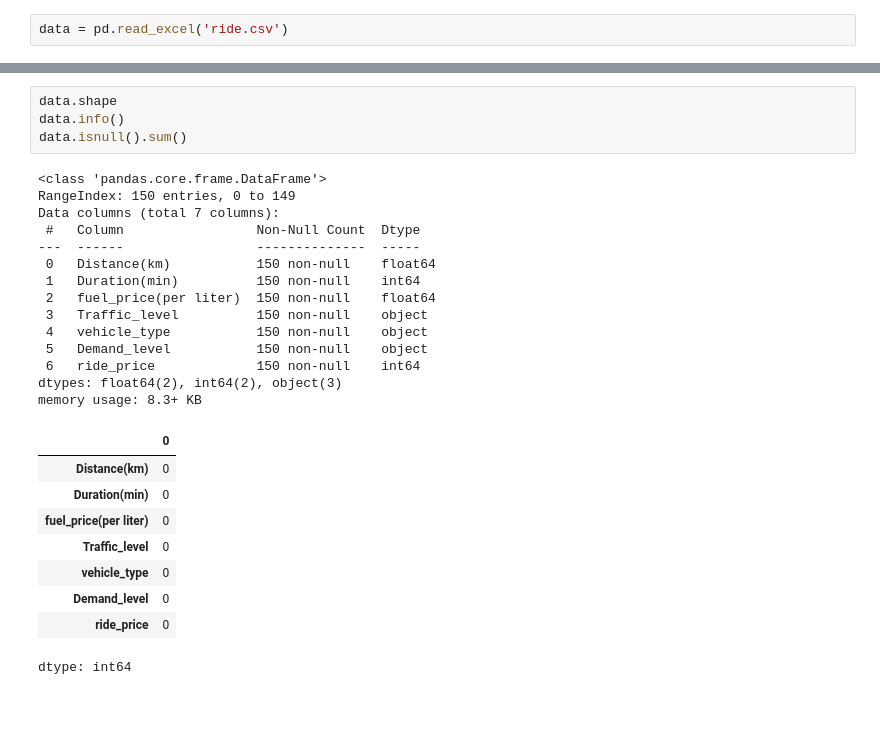
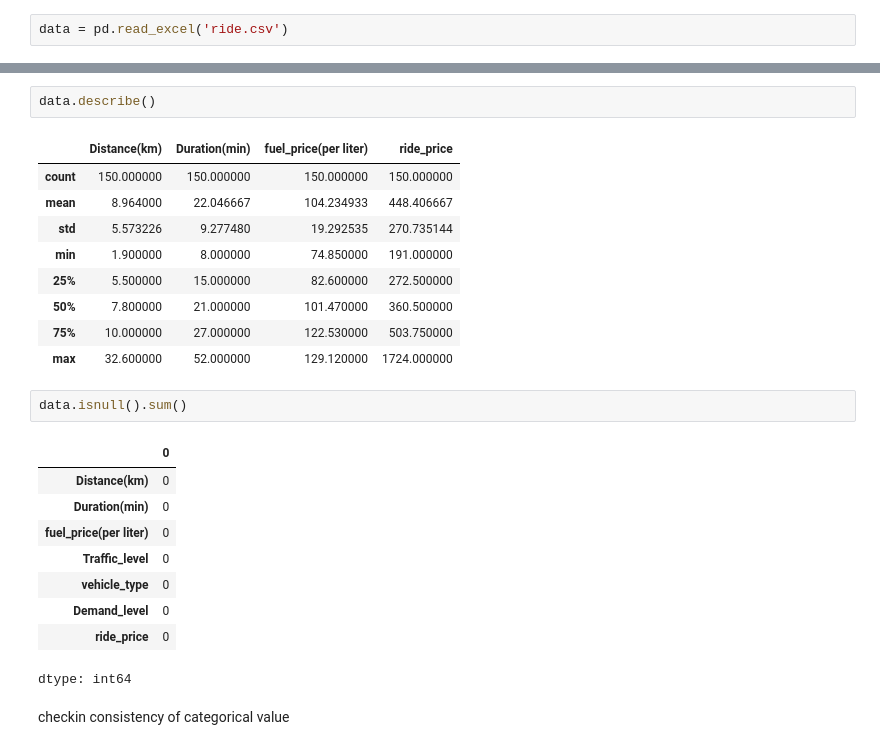
Before and after one commit to Herpsime/gdsc_study_session_ML_g1, a Jupyter notebook: ride_price_ml/notebook/ride_price_model.ipynb, the cells around one changed output, grey strips where cells are left out. Saved outputs shown, nothing was run; the diff lists cells and outputs as text; blank space fills up the shorter version.

```diff
--- a/ride_price_ml/notebook/ride_price_model.ipynb
+++ b/ride_price_ml/notebook/ride_price_model.ipynb
@@ -21,28 +42,26 @@ data = pd.read_excel('ride.csv')
+# %%
+data.describe()
+# %% [output]
+|  | Distance(km) | Duration(min) | fuel_price(per liter) | ride_price |
+| count | 150.000000 | 150.000000 | 150.000000 | 150.000000 |
+| mean | 8.964000 | 22.046667 | 104.234933 | 448.406667 |
+| std | 5.573226 | 9.277480 | 19.292535 | 270.735144 |
+| min | 1.900000 | 8.000000 | 74.850000 | 191.000000 |
+| 25% | 5.500000 | 15.000000 | 82.600000 | 272.500000 |
+| 50% | 7.800000 | 21.000000 | 101.470000 | 360.500000 |
+| 75% | 10.000000 | 27.000000 | 122.530000 | 503.750000 |
+| max | 32.600000 | 52.000000 | 129.120000 | 1724.000000 |
 # %%
-data.shape
-data.info()
 data.isnull().sum()
 # %% [output]
+|  | 0 |
+| Distance(km) | 0 |
+| Duration(min) | 0 |
+| fuel_price(per liter) | 0 |
+| Traffic_level | 0 |
+| vehicle_type | 0 |
+| Demand_level | 0 |
+| ride_price | 0 |
-<class 'pandas.core.frame.DataFrame'>
-RangeIndex: 150 entries, 0 to 149
-Data columns (total 7 columns):
- #   Column                 Non-Null Count  Dtype
----  ------                 --------------  -----
- 0   Distance(km)           150 non-null    float64
- 1   Duration(min)          150 non-null    int64
- 2   fuel_price(per liter)  150 non-null    float64
- 3   Traffic_level          150 non-null    object
- 4   vehicle_type           150 non-null    object
- 5   Demand_level           150 non-null    object
- 6   ride_price             150 non-null    int64
-dtypes: float64(2), int64(2), object(3)
-memory usage: 8.3+ KB
+dtype: int64
-|  | 0 |
-| Distance(km) | 0 |
-| Duration(min) | 0 |
-| fuel_price(per liter) | 0 |
-| Traffic_level | 0 |
-| vehicle_type | 0 |
-| Demand_level | 0 |
-| ride_price | 0 |
-dtype: int64
+# %% [markdown]
+checkin consistency of categorical value
```
Also changed, not shown: parts of 4 cells of this notebook.
